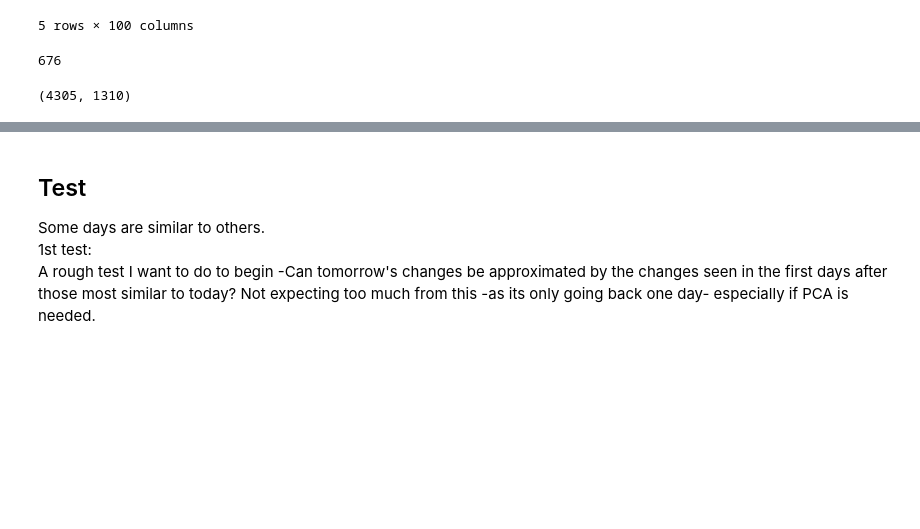
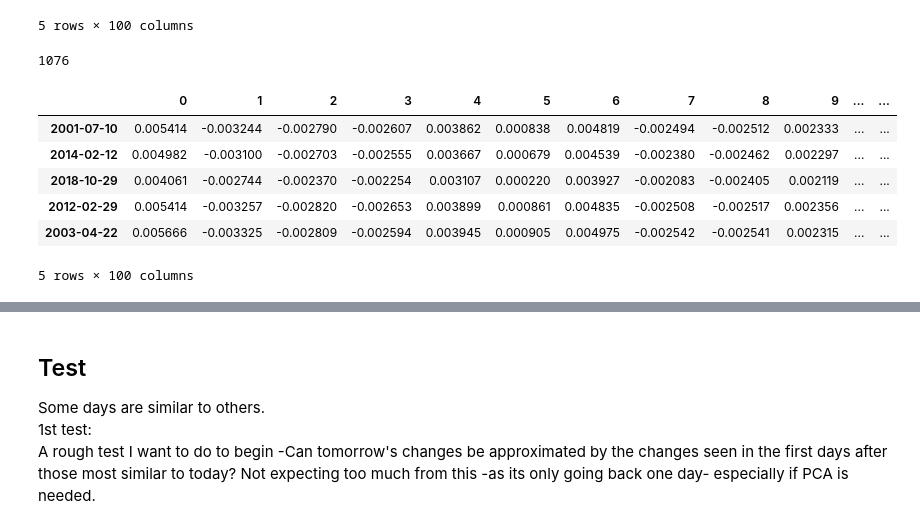
Before and after one commit to Maltanno/Capstone_project, a Jupyter notebook: Modelling.ipynb, the cells around one changed output, grey strips where cells are left out. Saved outputs shown, nothing was run; the diff lists cells and outputs as text; code cells hidden in the pictures; blank space fills up the shorter version.

Commit message:
Finished Nearest Neighbours

```diff
--- a/Modelling.ipynb
+++ b/Modelling.ipynb
@@ -291,21 +291,38 @@ days_df.tail()
 | 2021-03-19 | 0.175462 | 0.195865 | -1.139583 | 0.230722 | -0.130534 | 0.086582 | -0.071924 | -0.163929 | 0.422903 | 0.449381 | ... | ... |
 | 2021-03-22 | 0.083090 | -0.090418 | -0.250634 | -0.013273 | 0.098419 | 0.028983 | 0.057824 | 0.040076 | -0.162161 | 0.031022 | ... | ... |
 5 rows × 100 columns
-# %%
-test_dates_prev = [np.datetime64(x) -1 for x in test_df_test.index]
-
-
-qwer = list(days_df.index)
-match = [x for x in test_dates_prev if x in qwer]
-len(match)
-# %% [output]
-676
+# %%
+test_dates_prev = []
+for date in test_df_test.index:
+    while date not in days_df.index:
+        date = str(np.datetime64(date)-1)
+    test_dates_prev.append(date)
+
+len(test_dates_prev)
+# %% [output]
+1076
 # %%
 ss = SS()
 scaled = ss.fit_transform(days_df)
 
 nn = NN(n_neighbors = 15)
 nn.fit(scaled)
-nn.kneighbors(X=)
+neighbours = nn.kneighbors(X=days_df.loc[test_dates_prev])
-# %% [output]
-(4305, 1310)
+# %%
+preds = {}
+for i, date in enumerate(test_dates):
+    weights = neighbours[0][i] / np.sum(np.square(neighbours[0][i]))
+    vals = days_df.iloc[neighbours[1][0]-1].transpose() * weights
+    preds[date] = vals.transpose().sum()
+# %%
+preds_df = pd.DataFrame(preds).transpose()
+uns_preds = pd.DataFrame(ss.inverse_transform(preds_df), index=preds_df.index)
+uns_preds.head()
+# %% [output]
+|  | 0 | 1 | 2 | 3 | 4 | 5 | 6 | 7 | 8 | 9 | ... | ... |
+| 2001-07-10 | 0.005414 | -0.003244 | -0.002790 | -0.002607 | 0.003862 | 0.000838 | 0.004819 | -0.002494 | -0.002512 | 0.002333 | ... | ... |
+| 2014-02-12 | 0.004982 | -0.003100 | -0.002703 | -0.002555 | 0.003667 | 0.000679 | 0.004539 | -0.002380 | -0.002462 | 0.002297 | ... | ... |
+| 2018-10-29 | 0.004061 | -0.002744 | -0.002370 | -0.002254 | 0.003107 | 0.000220 | 0.003927 | -0.002083 | -0.002405 | 0.002119 | ... | ... |
+| 2012-02-29 | 0.005414 | -0.003257 | -0.002820 | -0.002653 | 0.003899 | 0.000861 | 0.004835 | -0.002508 | -0.002517 | 0.002356 | ... | ... |
+| 2003-04-22 | 0.005666 | -0.003325 | -0.002809 | -0.002594 | 0.003945 | 0.000905 | 0.004975 | -0.002542 | -0.002541 | 0.002315 | ... | ... |
+5 rows × 100 columns
```
Also changed, not shown: parts of 13 cells of this notebook, 1 other file.
